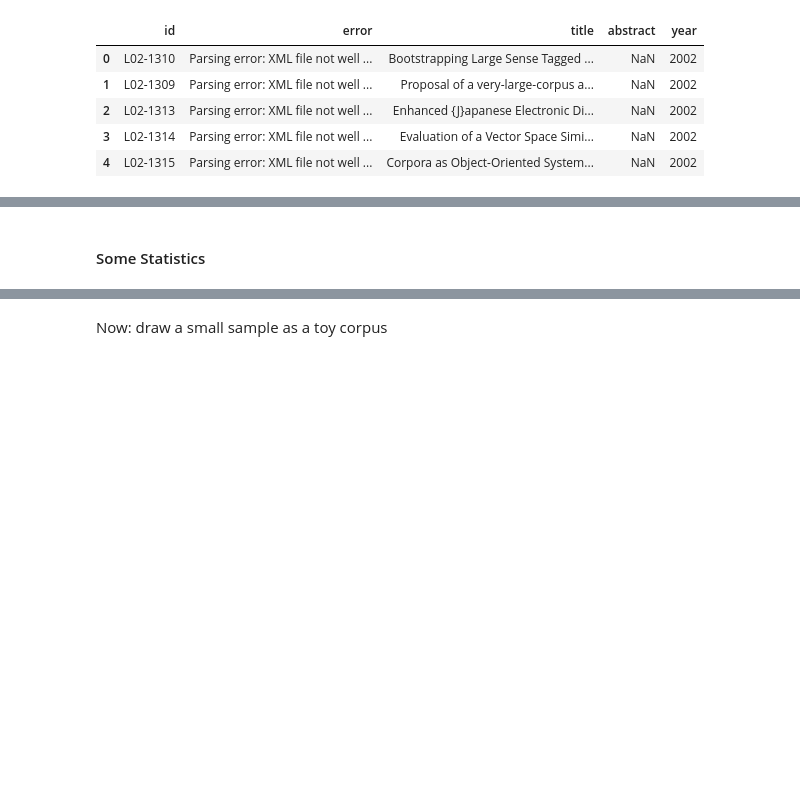
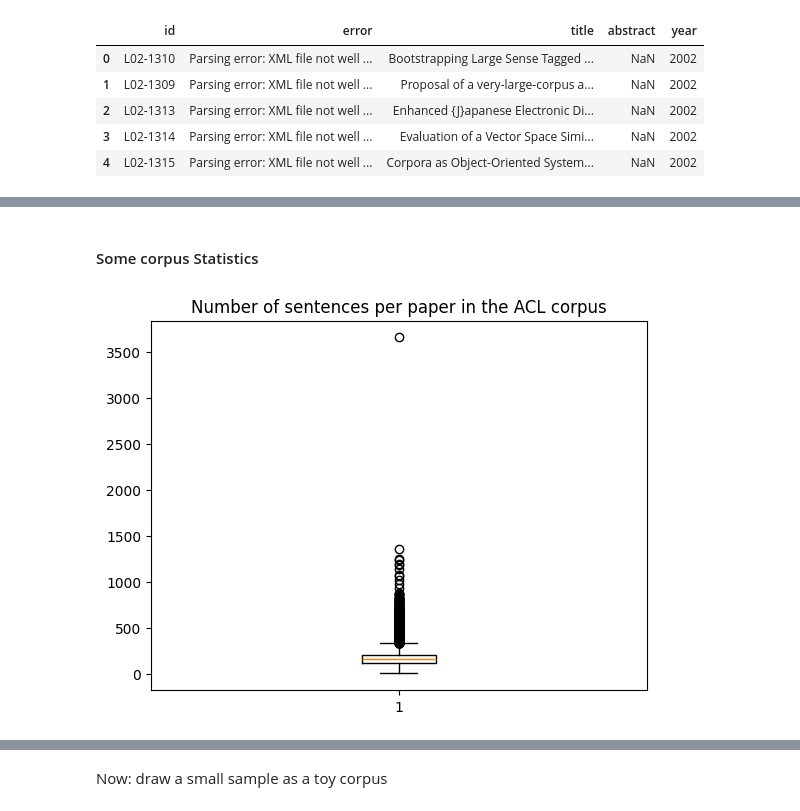
Before and after one commit to ClementineBleuze/claims-in-NLP, a Jupyter notebook: corpus-constitution/corpus-constitution.ipynb, the cells around one changed output, grey strips where cells are left out. Cells and saved outputs as stored; diff of their text form; code cells hidden in the pictures; blank space fills up the shorter version.

```diff
--- a/corpus-constitution/corpus-constitution.ipynb
+++ b/corpus-constitution/corpus-constitution.ipynb
@@ -81,2 +79,9 @@ corpus_ACL = utils.Corpus.Corpus(xml_dir_path= "acl_corpus_grobid_full_text.80k.
+# %%
+XML_FILES_DIR = "../data/acl/tei.xml/"
+METADATA_PATH = "../data/acl/acl-metadata-full-en_no-p.pkl"
+
+corpus_ACL = utils.Corpus.Corpus(xml_dir_path= XML_FILES_DIR,
+                    metadata_path = METADATA_PATH,
+                    name = "ACL")
 # %%
 corpus_ACL.load_papers()
@@ -84,0 +96,5 @@ corpus_ACL.preprocess_papers()
+# %%
+with open("../data/acl/corpus_ACL.pkl", "rb") as f:
+    corpus_ACL = pickle.load(f)
+
+corpus_ACL
@@ -123,0 +154,9 @@ df_errors.head()
+# %%
+# an example of a Paper object
+p = corpus_ACL.papers[123]
+
+# some metadata
+print(p.id)
+print(p.title)
+print(p.abstract)
+print(p.year)
@@ -124,2 +239,2 @@ df_errors.head()
 # %% [markdown]
-#### Some Statistics
+#### Some corpus Statistics
@@ -130 +241,9 @@ df_errors.head()
+# %%
+# boxplot of the number of sentences per paper in the corpus
+sentences_per_paper = [len(p.content.sentence) for p in corpus_ACL.papers]
+plt.boxplot(sentences_per_paper)
+plt.title("Number of sentences per paper in the ACL corpus")
+plt.show()
+# %% [output]
+[figure, added]
 # %%
```
Also changed, not shown: parts of 88 cells of this notebook.
